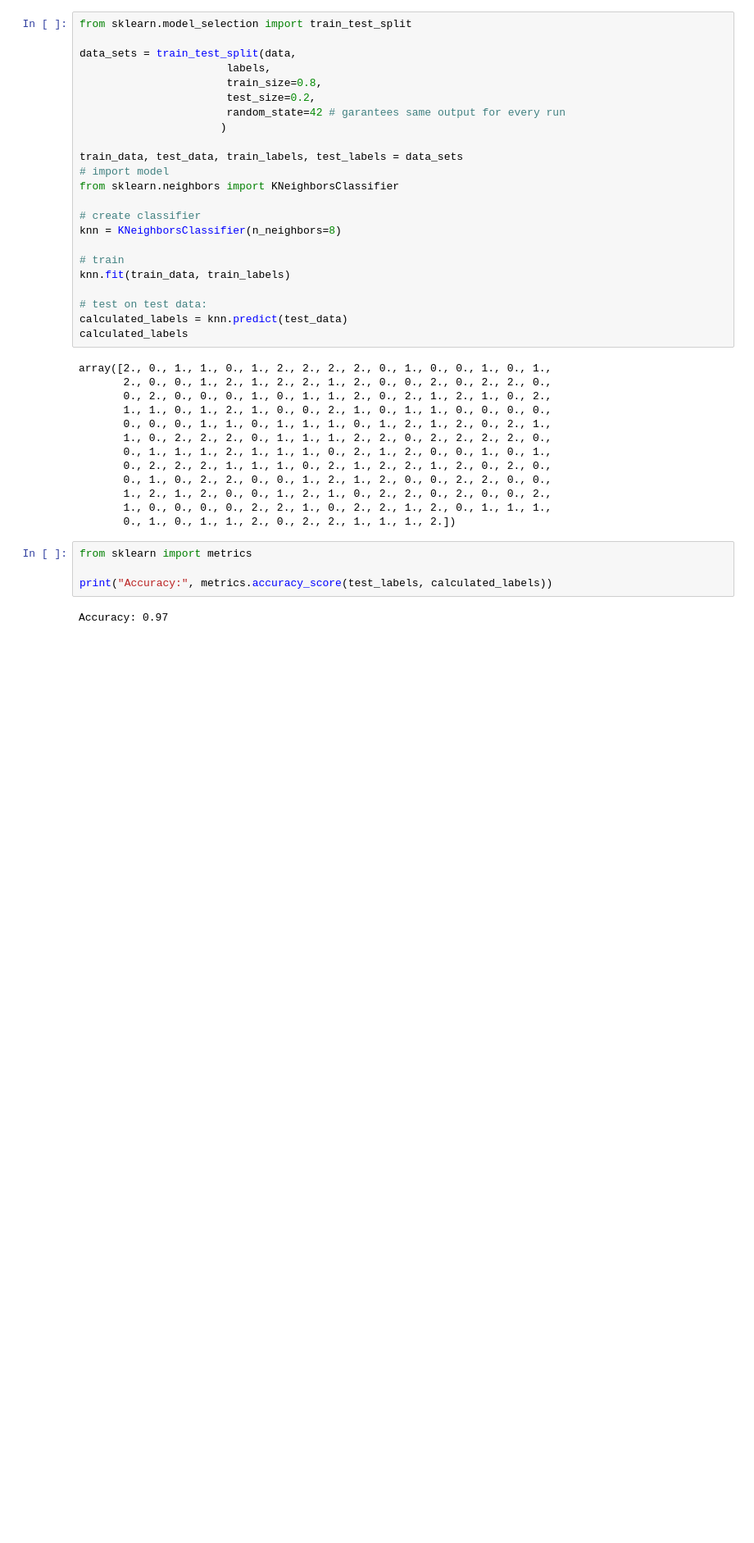
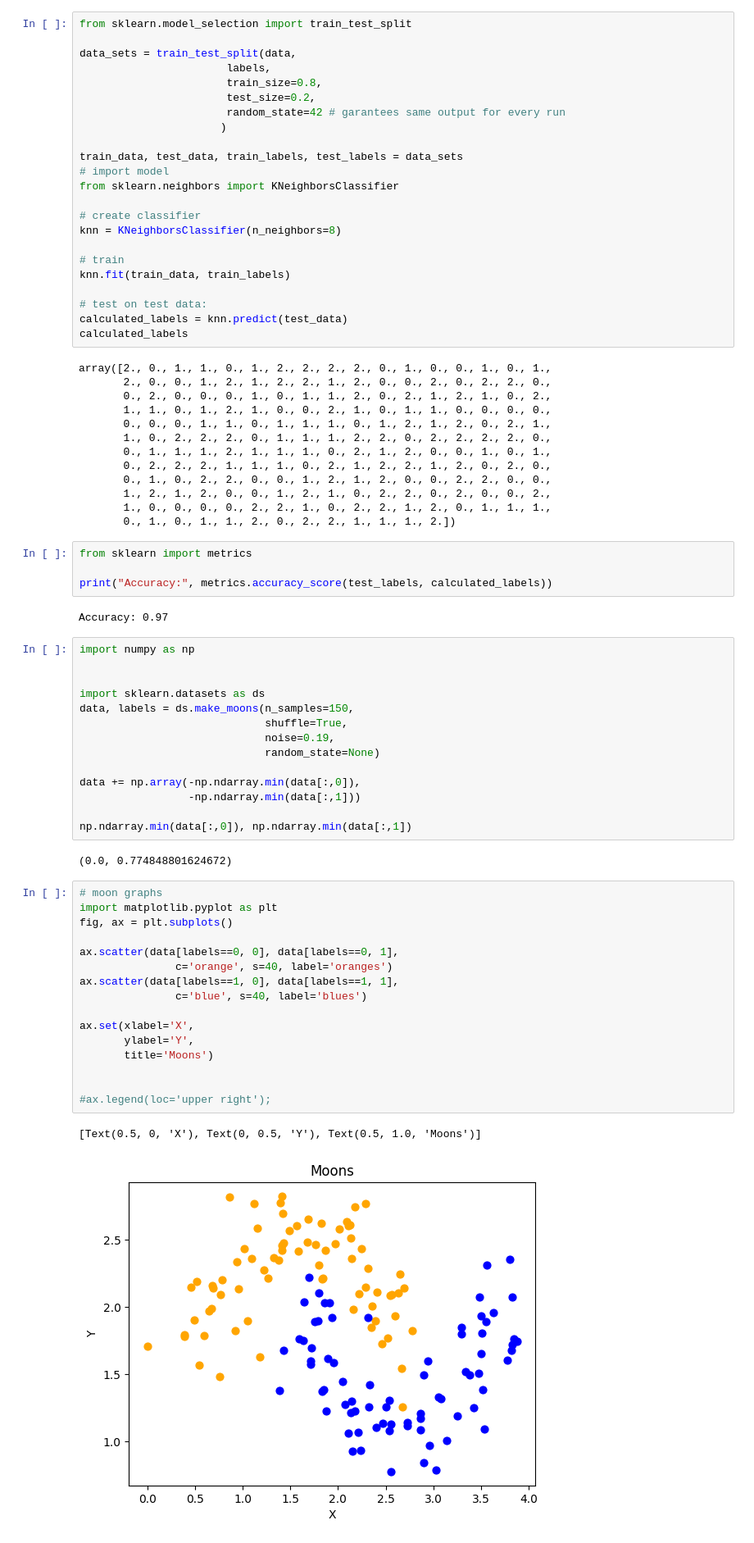
Before and after one commit to harmkenn/Python-Workbooks, a Jupyter notebook: python-course.eu/F_PC06_ArtificialData.ipynb, the cells around one changed output. Shown at 82% size. Drawn from its saved outputs; the diff is of its cells as text; blank space fills up the shorter version.

```diff
--- a/python-course.eu/F_PC06_ArtificialData.ipynb
+++ b/python-course.eu/F_PC06_ArtificialData.ipynb
@@ -317,3 +317,38 @@ from sklearn import metrics
 print("Accuracy:", metrics.accuracy_score(test_labels, calculated_labels))
 # %% [output]
 Accuracy: 0.97
+# %%
+import numpy as np
+
+
+import sklearn.datasets as ds
+data, labels = ds.make_moons(n_samples=150,
+                             shuffle=True,
+                             noise=0.19,
+                             random_state=None)
+
+data += np.array(-np.ndarray.min(data[:,0]),
+                 -np.ndarray.min(data[:,1]))
+
+np.ndarray.min(data[:,0]), np.ndarray.min(data[:,1])
+# %% [output]
+(0.0, 0.774848801624672)
+# %%
+# moon graphs
+import matplotlib.pyplot as plt
+fig, ax = plt.subplots()
+
+ax.scatter(data[labels==0, 0], data[labels==0, 1],
+               c='orange', s=40, label='oranges')
+ax.scatter(data[labels==1, 0], data[labels==1, 1],
+               c='blue', s=40, label='blues')
+
+ax.set(xlabel='X',
+       ylabel='Y',
+       title='Moons')
+
+
+#ax.legend(loc='upper right');
+# %% [output]
+[Text(0.5, 0, 'X'), Text(0, 0.5, 'Y'), Text(0.5, 1.0, 'Moons')]
+[figure, added]
```
